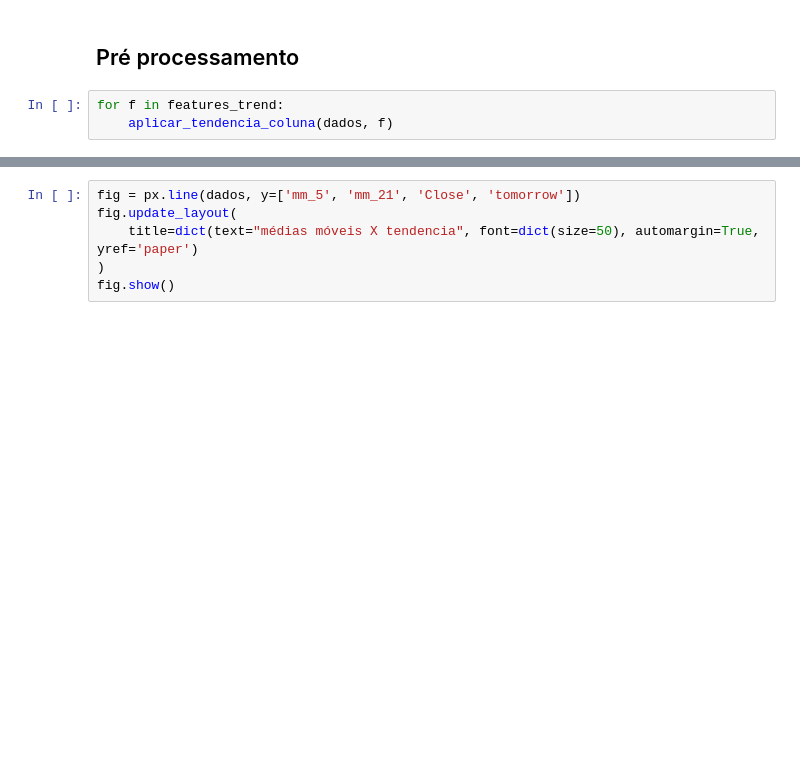
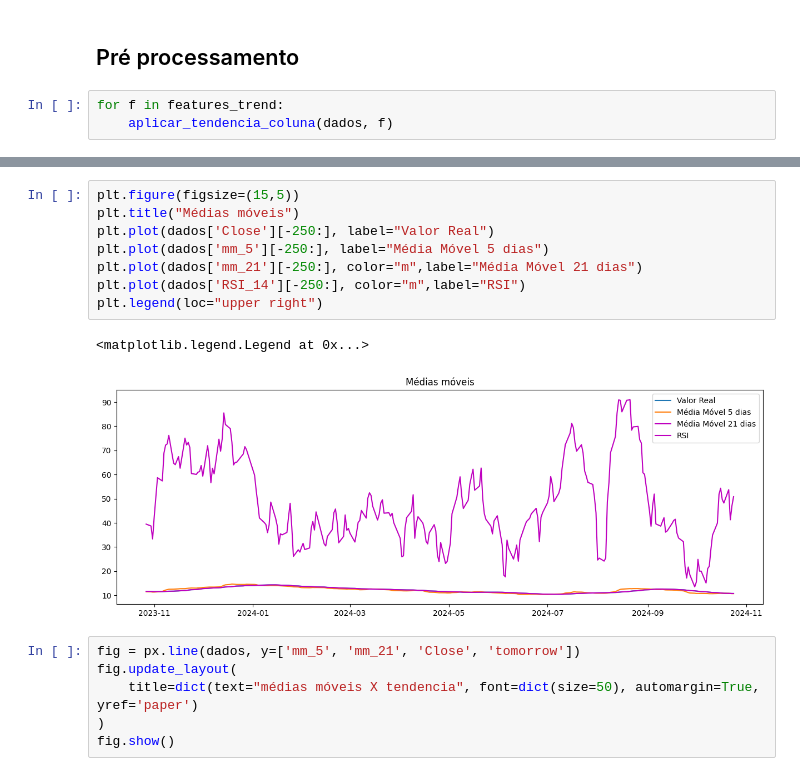
Before and after one commit to tcc-previsao-energia/ml-models, a Jupyter notebook: tcc/tendencia-lucas.ipynb, the cells around one changed output, grey strips where cells are left out. Drawn from its saved outputs; the diff is of its cells as text; blank space fills up the shorter version.

```diff
--- a/tcc/tendencia-lucas.ipynb
+++ b/tcc/tendencia-lucas.ipynb
@@ -134,3 +167,14 @@ for f in features_trend:
+# %%
+plt.figure(figsize=(15,5))
+plt.title("Médias móveis")
+plt.plot(dados['Close'][-250:], label="Valor Real")
+plt.plot(dados['mm_5'][-250:], label="Média Móvel 5 dias")
+plt.plot(dados['mm_21'][-250:], color="m",label="Média Móvel 21 dias")
+plt.plot(dados['RSI_14'][-250:], color="m",label="RSI")
+plt.legend(loc="upper right")
+# %% [output]
+<matplotlib.legend.Legend at 0x...>
+[figure, added]
 # %%
 fig = px.line(dados, y=['mm_5', 'mm_21', 'Close', 'tomorrow'])
 fig.update_layout(
```
Also changed, not shown: parts of 18 cells of this notebook, 2 other files.
